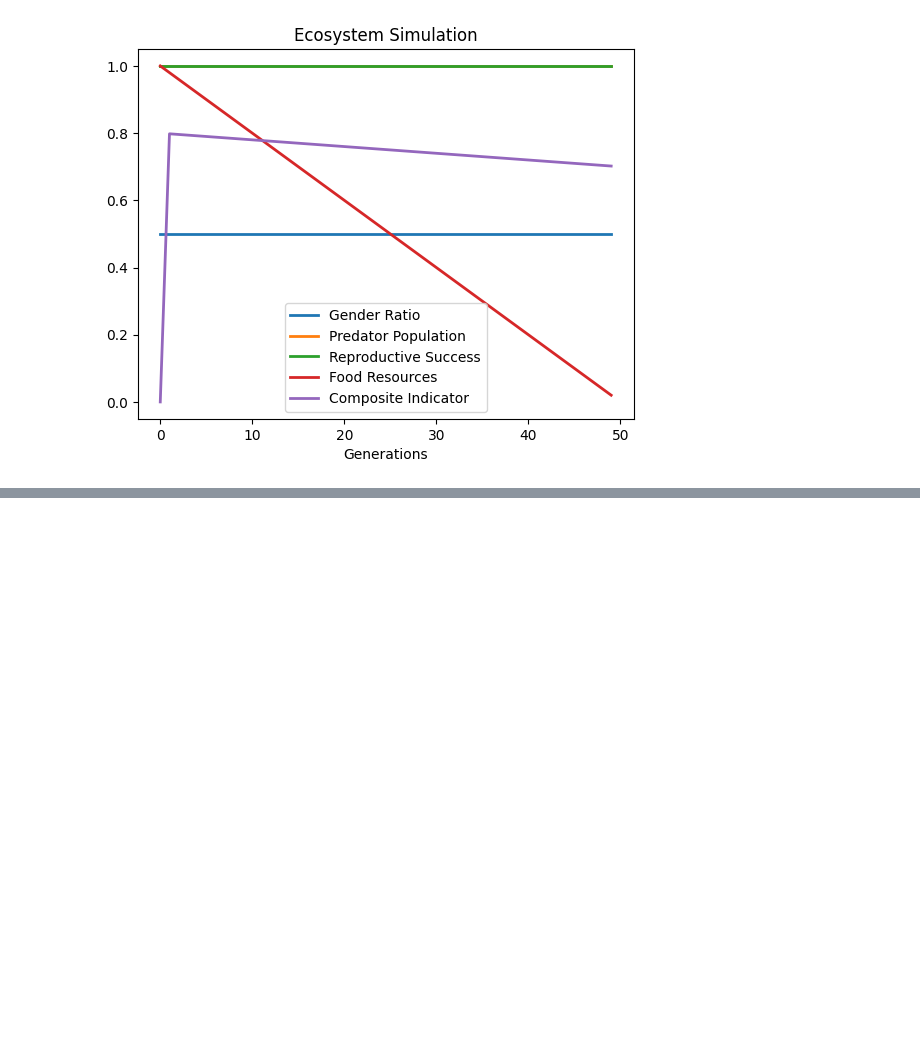
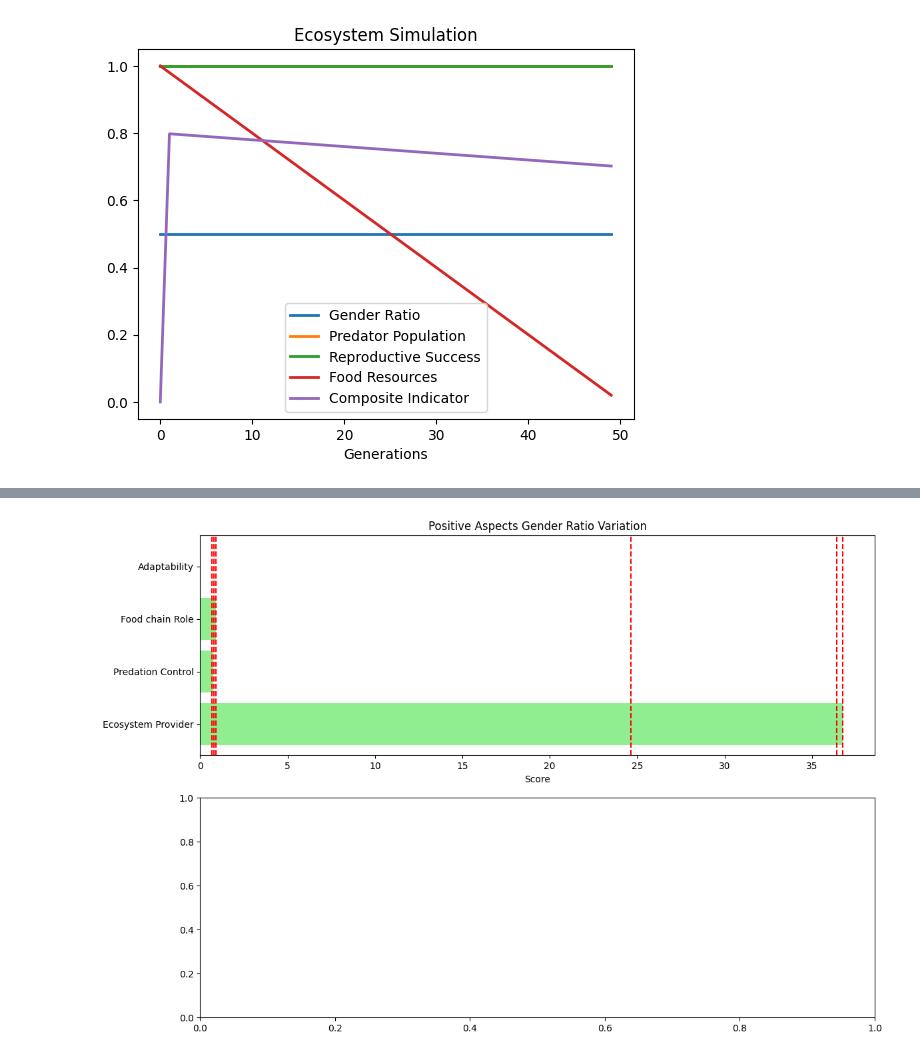
Before and after one commit to cr9294/2024-Data-insights, a Jupyter notebook: 2/2.1.ipynb, the cells around one changed output, grey strips where cells are left out. Saved outputs shown, nothing was run; the diff lists cells and outputs as text; code cells hidden in the pictures; blank space fills up the shorter version.

```diff
--- a/2/2.1.ipynb
+++ b/2/2.1.ipynb
@@ -8,9 +8,9 @@ def simulate_ecosystem(gender_ratio_variation):
     if gender_ratio_variation == 'equal':
         initial_ratio = 0.5  # 初始雄性比例为 50%
     elif gender_ratio_variation == 'male_dominant':
-        initial_ratio = 0.7  # 初始雄性比例为 70%
+        initial_ratio = 0.8  # 初始雄性比例为 0%
     elif gender_ratio_variation == 'female_dominant':
-        initial_ratio = 0.3  # 初始雄性比例为 30%
+        initial_ratio = 0.2  # 初始雄性比例为 30%
     else:
         raise ValueError("Invalid gender ratio variation")
 
@@ -178,0 +253,7 @@ Overall Score: 7.747420407329505
+# %%
+overall_score,labels,values= evaluate_population('equal')
+overall_score_1,labels_1, values_1 = evaluate_population("female_dominant")
+overall_score_2,labels_2,values_2 = evaluate_population("male_dominant")
+print(overall_score,labels,values)
+print(overall_score_1,labels_1,values_1)
+print(overall_score_2,labels_2,values_2)
@@ -178,0 +264,35 @@ Overall Score: 7.747420407329505
+# %%
+# 可视化结果
+# Define lighter colors for positive and negative aspects
+positive_colors = ['lightgreen' if v >= 0 else 'lightcoral' for v in values]
+negative_colors = ['lightgreen' if v >= 0 else 'lightcoral' for v in values]
+
+# Plotting
+fig, axes = plt.subplots(nrows=2, ncols=1, figsize=(12, 8))
+
+# Positive Aspects
+axes[0].barh(labels[:4], values[:4], color=positive_colors[:4])
+axes[0].barh(labels_1[:4], values_1[:4], color=positive_colors[:4])
+axes[0].barh(labels_2[:4], values_2[:4], color=positive_colors[:4])
+axes[0].set_title(f'Positive Aspects Gender Ratio Variation')
+axes[0].set_xlabel('Score')
+
+# Mark red lines for max positive aspects
+max_positive_indices = np.argpartition(values[:4], -2)[-2:]
+for idx in max_positive_indices:
+    axes[0].axvline(x=values[idx], color='red', linestyle='--', label=f'Max {labels[idx]}')
+
+max_positive_indices_1 = np.argpartition(values_1[:4], -2)[-2:]
+for idx_1 in max_positive_indices_1:
+    axes[0].axvline(x=values_1[idx_1], color='red', linestyle='--', label=f'Max {labels_1[idx_1]}')
+
+max_positive_indices_2 = np.argpartition(values_2[:4], -2)[-2:]
+for idx_2 in max_positive_indices_2:
+    axes[0].axvline(x=values_2[idx_2], color='red', linestyle='--', label=f'Max {labels_2[idx_2]}')
+plt.tight_layout()
+# Output max positive and negative aspect labels
+max_positive_labels = [labels[idx] for idx in max_positive_indices]
+max_positive_labels_1 = [labels_1[idx] for idx in max_positive_indices_1]
+max_positive_labels_2 = [labels_2[idx] for idx in max_positive_indices_2]
+# %% [output]
+[figure, added]
```
Also changed, not shown: parts of 8 cells of this notebook, 11 other files.
